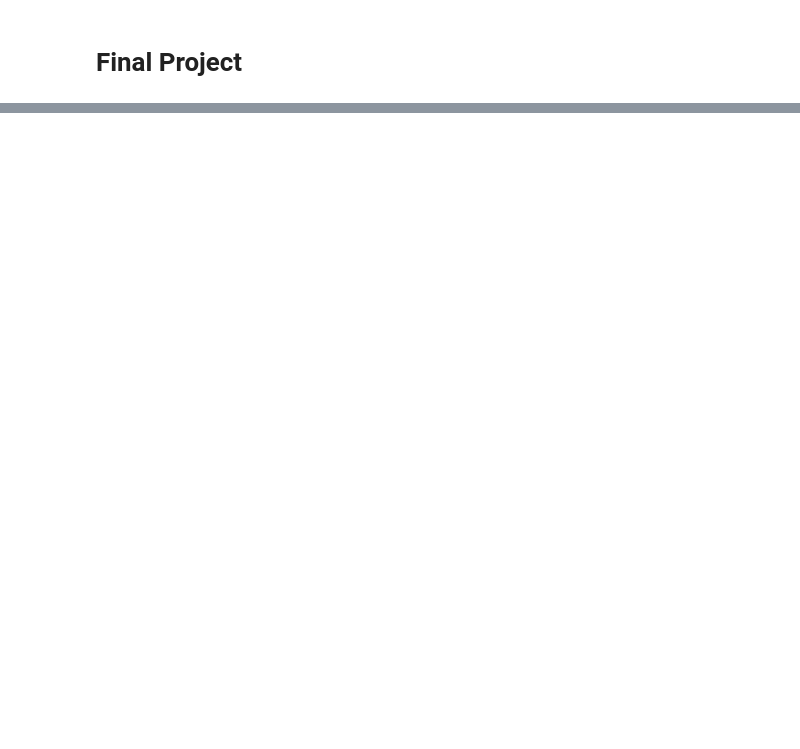
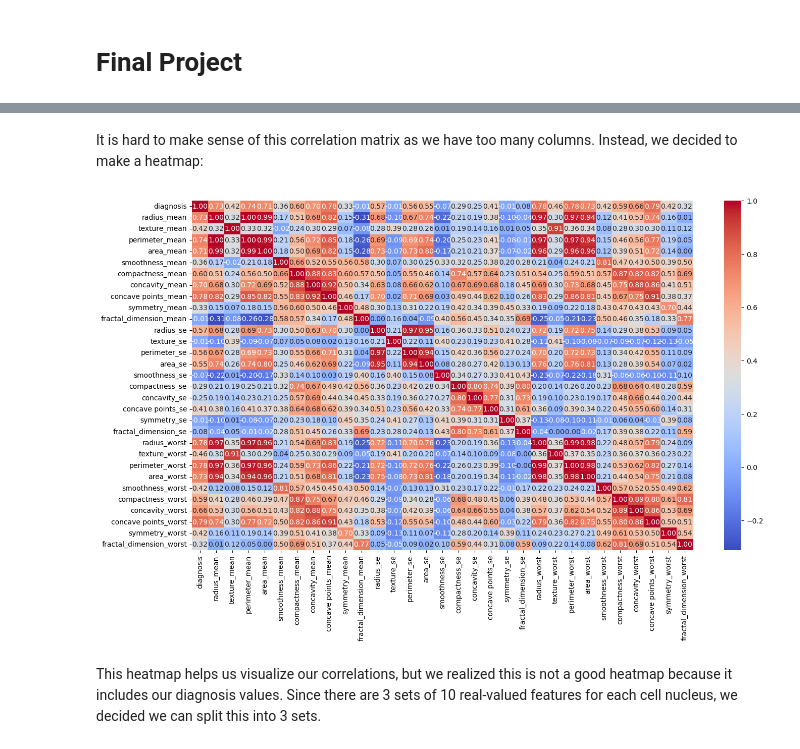
Before and after one commit to iggyw1g/Breast-Cancer-Classification-Project, a Jupyter notebook: finalproject.ipynb, the cells around one changed output, grey strips where cells are left out. Drawn from its saved outputs; the diff is of its cells as text; code cells hidden in the pictures; blank space fills up the shorter version.

```diff
--- a/finalproject.ipynb
+++ b/finalproject.ipynb
@@ -67,0 +247,17 @@ highest correlation is for uniformity of cell shape + uniformity of cell size, a
+# %% [markdown]
+It is hard to make sense of this correlation matrix as we have too many columns. Instead, we decided to make a heatmap:
+# %%
+corrMatrix = df.corr()
+plt.figure(figsize=(16, 9))
+sns.heatmap(
+    corrMatrix,
+    annot=True,
+    cmap='coolwarm',
+    fmt=".2f",
+    cbar = True
+)
+plt.show()
+# %% [output]
+[figure, added]
+# %% [markdown]
+This heatmap helps us visualize our correlations, but we realized this is not a good heatmap because it includes our diagnosis values. Since there are 3 sets of 10 real-valued features for each cell nucleus, we decided we can split this into 3 sets.
```
Also changed, not shown: parts of 34 cells of this notebook, 2 other files.
